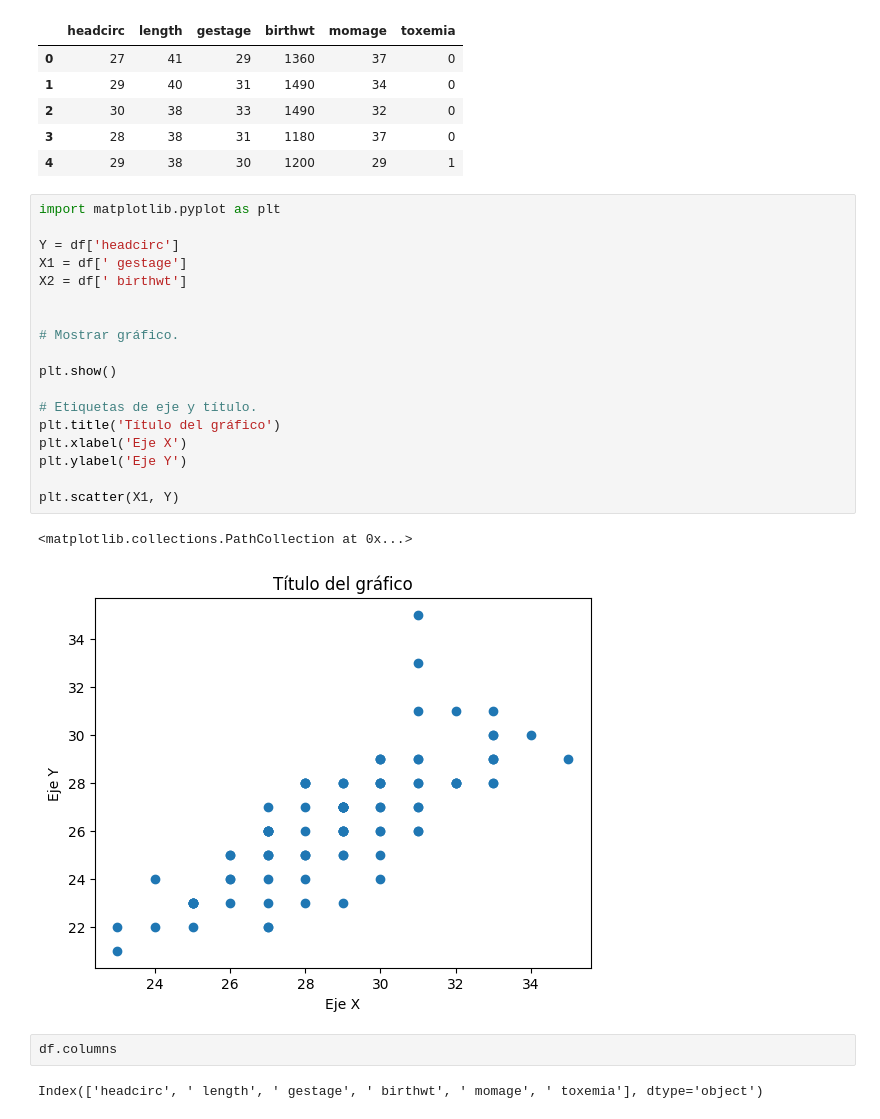
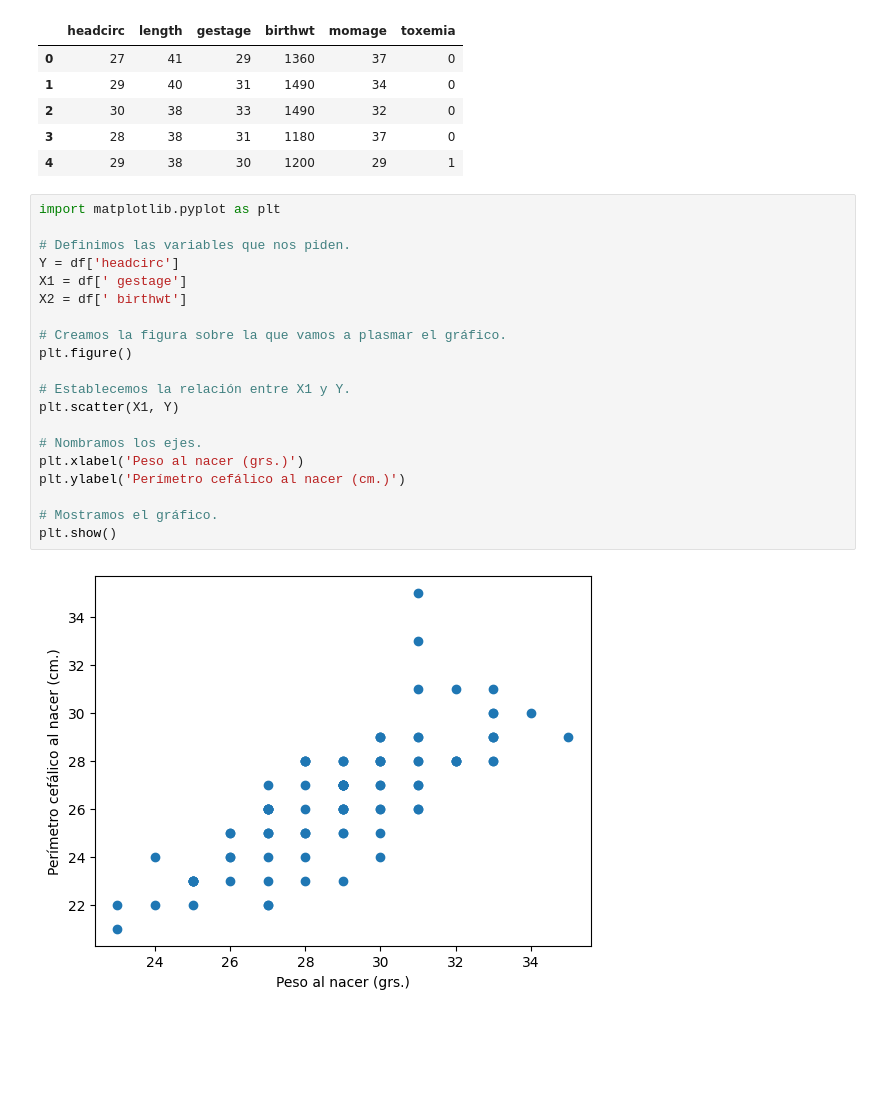
Before and after one commit to Rogoyin/Concursio, a Jupyter notebook: Ejercicio.ipynb, the cells around one changed output. Saved outputs shown, nothing was run; the diff lists cells and outputs as text; blank space fills up the shorter version.

```diff
--- a/Ejercicio.ipynb
+++ b/Ejercicio.ipynb
@@ -51,28 +131,25 @@ df.head()
 | 2 | 30 | 38 | 33 | 1490 | 32 | 0 |
 | 3 | 28 | 38 | 31 | 1180 | 37 | 0 |
 | 4 | 29 | 38 | 30 | 1200 | 29 | 1 |
-# %%
-import matplotlib.pyplot as plt
-
-Y = df['headcirc']
-X1 = df[' gestage']
-X2 = df[' birthwt']
-
-
-# Mostrar gráfico.
-
-plt.show()
-
-# Etiquetas de eje y título.
-plt.title('Título del gráfico')
-plt.xlabel('Eje X')
-plt.ylabel('Eje Y')
-
-plt.scatter(X1, Y)
-# %% [output]
-<matplotlib.collections.PathCollection at 0x...>
-[figure, removed]
-# %%
-df.columns
-# %% [output]
-Index(['headcirc', ' length', ' gestage', ' birthwt', ' momage', ' toxemia'], dtype='object')
+# %%
+import matplotlib.pyplot as plt
+
+# Definimos las variables que nos piden.
+Y = df['headcirc']
+X1 = df[' gestage']
+X2 = df[' birthwt']
+
+# Creamos la figura sobre la que vamos a plasmar el gráfico.
+plt.figure()
+
+# Establecemos la relación entre X1 y Y.
+plt.scatter(X1, Y)
+
+# Nombramos los ejes.
+plt.xlabel('Peso al nacer (grs.)')
+plt.ylabel('Perímetro cefálico al nacer (cm.)')
+
+# Mostramos el gráfico.
+plt.show()
+# %% [output]
+[figure, added]
```
Also changed, not shown: parts of 28 cells of this notebook.
